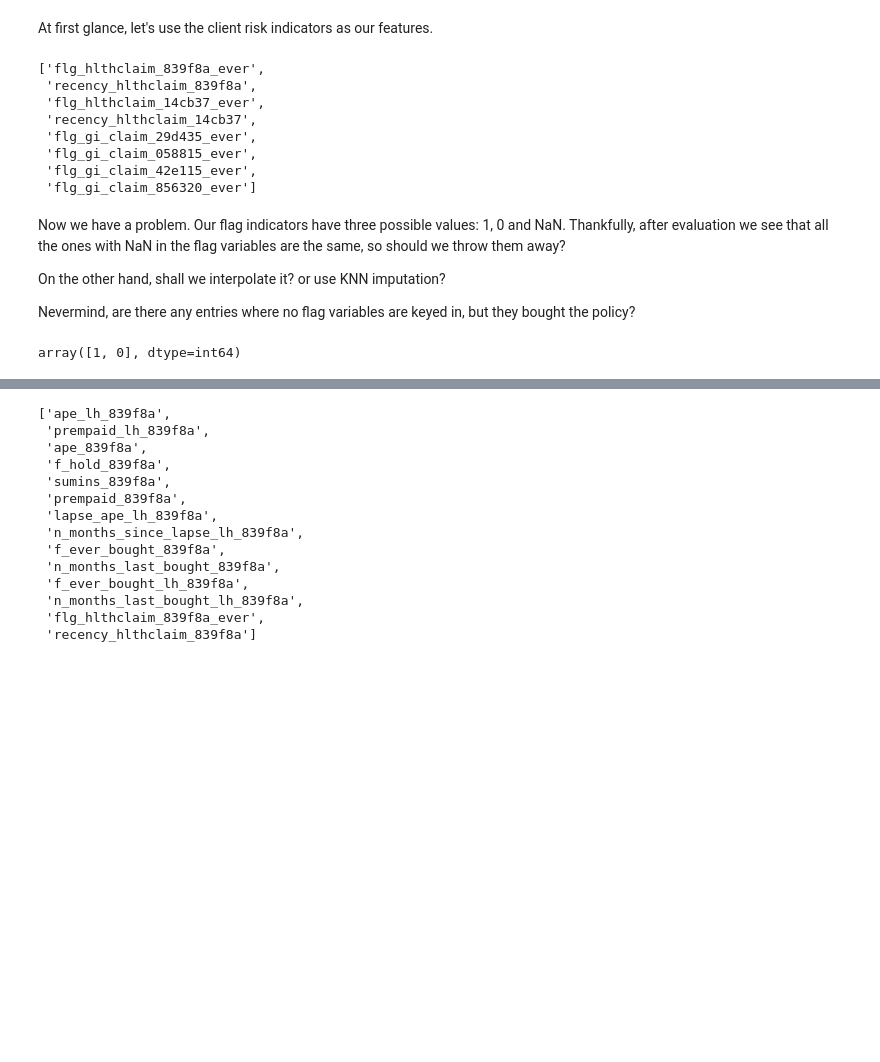
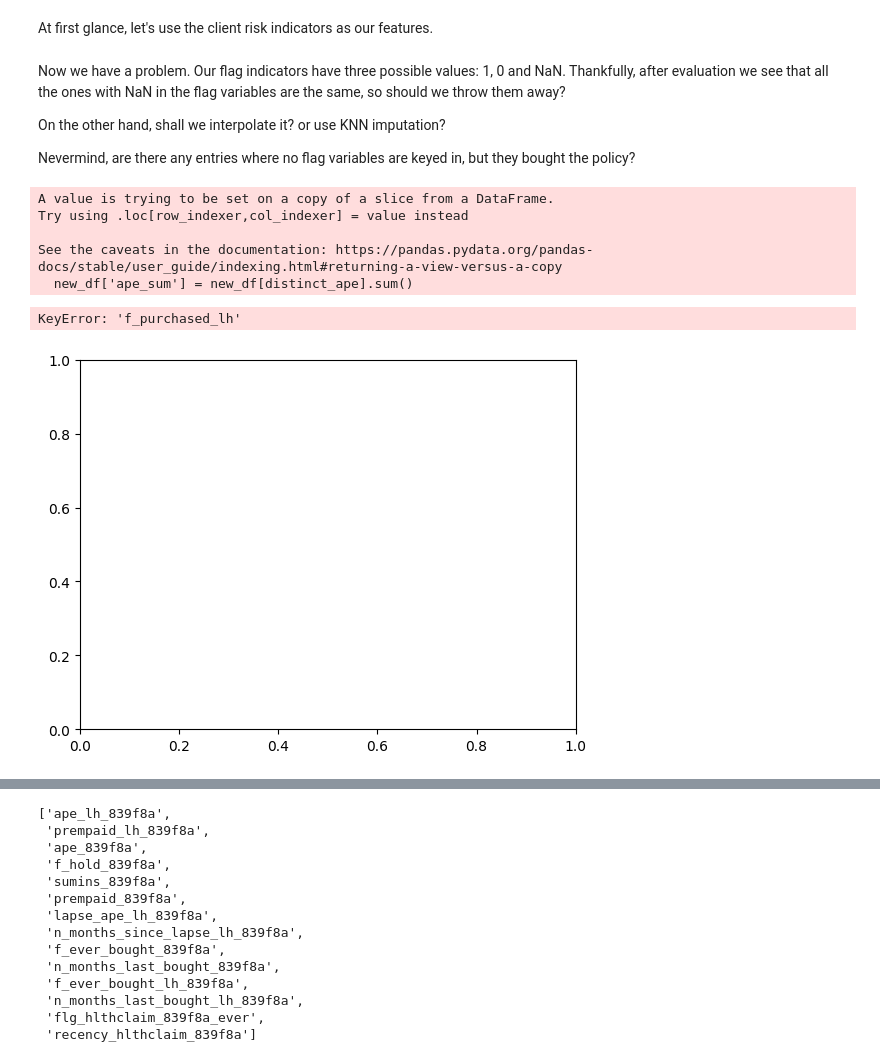
Before and after one commit to abnerthen/NUS-SDS-Datathon-Singlife, a Jupyter notebook: NUS_DATATHON_SINGLIFE_TEAM NAME.ipynb, the cells around one changed output, grey strips where cells are left out. Drawn from its saved outputs; the diff is of its cells as text; code cells hidden in the pictures; blank space fills up the shorter version.

```diff
--- a/NUS_DATATHON_SINGLIFE_TEAM NAME.ipynb
+++ b/NUS_DATATHON_SINGLIFE_TEAM NAME.ipynb
@@ -88,18 +72,15 @@ risk_status = cols_list[8:18]
 consent = cols_list[18:24]
 demographics = cols_list[24:28] + cols_list[29:34]
 history = cols_list[34:41] + [cols_list[28]]
-annual_premium_equivalent_categorised = cols_list[41:70]
-sum_insured_categorised = cols_list[71:99]
-premium_paid_categorised = cols_list[100:129]
-sum_insured_categorised
-annual_premium_equivalent_total = cols_list[130:137] + [cols_list[70]]
+ape_categorised = cols_list[41:70]
+sumins_categorised = cols_list[71:99]
+prempaid_categorised = cols_list[100:129]
+ape_total = cols_list[130:137] + [cols_list[70]]
 f_hold_total = cols_list[137:144]
 sumins_total = cols_list[144:151] + [cols_list[99]]
 prempaid_total = cols_list[151:158] + [cols_list[129]]
 lapse_ape_categorised = cols_list[158:183]
-# lapse_ape_categorised
 n_months_lapse = cols_list[183:208]
-# n_months_lapse
 f_ever_bought_total = cols_list[208:215]
 n_months_last_bought_total = cols_list[215:222]
 f_ever_bought_categorised = cols_list[222:247]
@@ -109,19 +90,13 @@ affcon = cols_list[275:280]
 clmcon = cols_list[280:283]
 claim_metrics = cols_list[283:289] + cols_list[293:299]
 specific_policy_flag_metric = cols_list[289:293] + cols_list[299:-1]
-specific_policy_flag_metric
 
-# features = ['flg_substandard', 'flg_is_borderline_standard', 'flg_is_revised_term', 'flg_is_rental_flat',
-# 'flg_has_health_claim', 'flg_has_life_claim', 'flg_gi_claim', 'flg_is_proposal', 'flg_with_preauthorisation', 'flg_is_returned_mail']
+duplicated_ape = ["ape_lh_839f8a", "ape_lh_e22a6a", "ape_lh_d0adeb", "ape_lh_507c37"]
+duplicated_sumins = ["sumins_lh_e22a6a", "sumins_lh_d0adeb", "sumins_lh_507c37"]
+duplicated_prempaid = ['prempaid_lh_839f8a', 'prempaid_lh_e22a6a', 'prempaid_lh_d0adeb', 'prempaid_lh_507c37']
+distinct_ape = list(set(ape_categorised) - set(duplicated_ape)) + ape_total
+distinct_sumins = list(set(sumins_categorised) - set(duplicated_sumins)) + sumins_total
+distinct_prempaid = list(set(prempaid_categorised) - set(duplicated_prempaid)) + prempaid_total
-# %% [output]
-['flg_hlthclaim_839f8a_ever',
- 'recency_hlthclaim_839f8a',
- 'flg_hlthclaim_14cb37_ever',
- 'recency_hlthclaim_14cb37',
- 'flg_gi_claim_29d435_ever',
- 'flg_gi_claim_058815_ever',
- 'flg_gi_claim_42e115_ever',
- 'flg_gi_claim_856320_ever']
 # %% [markdown]
 Now we have a problem.  Our flag indicators have three possible values: 1, 0 and NaN.
 Thankfully, after evaluation we see that all the ones with NaN in the flag variables are the same, so should we throw them away?
@@ -132,26 +107,25 @@ Nevermind, are there any entries where no flag variables are keyed in, but they
 # %%
 # Since they're all NaN, let's just pick one column where it's NaN and then condense from there
 
-# df[(df['flg_substandard'].isna()) & (df['f_purchase_lh'] == 0)] # 10 rows where the flag is gone but they purchased, out of 17992
+# df[(df['flg_substandard'].isna()) & (df['f_purchase_lh'] != 0)] # 10 rows where the flag is gone but they purchased, out of 17992
 # 1004 rows have NaN in flag, but didn't purchase
 # 1014 total NaN in flag
-df['f_hold_ltc'].unique()
+# just remove
+new_df = df[df['flg_substandard'].notna()]
-# %% [output]
-array([1, 0], dtype=int64)
-# %%
-# ok now i want to ignore all these flag columns
-new_df = df.drop(features, axis = 'columns') # dropped the flags
-new_df.head()
-
-new_df['is_class_1_2'].unique() # so there's 1, 0 and NaN in here also
-
-# new_df.columns.values # will give you the column names
-# new_df2 = new_df.drop(new_df.iloc[:,33:63], axis=1)
-# new_df2
-# df
-# df[df[features].isna() & df['f_purchase_lh'] == 1]
-
-cols = [col for col in ]
+# %%
+features = distinct_ape + distinct_sumins + distinct_prempaid + claim_metrics + risk_status
+newdf_X = new_df[features]
+newdf_y = new_df['f_purchase_lh']
+new_df['ape_sum'] = new_df[distinct_ape].sum()
+new_df.plot(kind='scatter', x='ape_sum', y='f_purchased_lh')
+# %% [output]
+A value is trying to be set on a copy of a slice from a DataFrame.
+Try using .loc[row_indexer,col_indexer] = value instead
+
+See the caveats in the documentation: https://pandas.pydata.org/pandas-docs/stable/user_guide/indexing.html#returning-a-view-versus-a-copy
+  new_df['ape_sum'] = new_df[distinct_ape].sum()
+KeyError: 'f_purchased_lh'
+[figure, added]
 # %% [markdown]
 Just how many policies are there in our dataset? Lord
 
```
Also changed, not shown: parts of 2 cells of this notebook.
